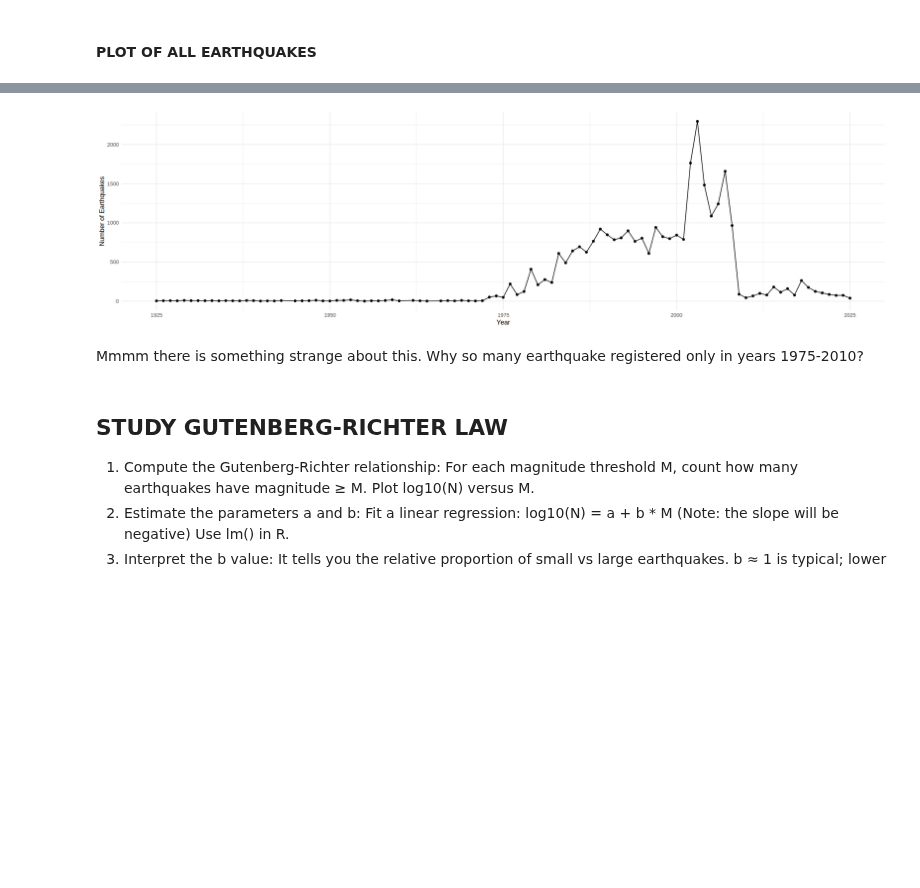
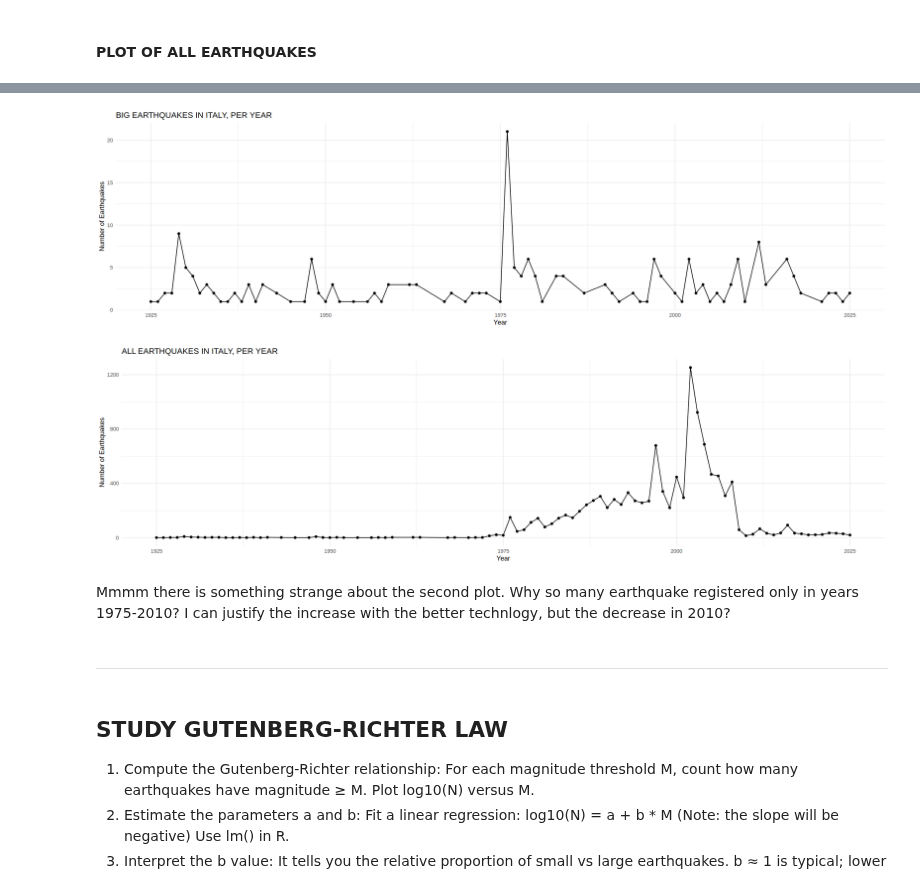
Before and after one commit to seccobenedetto/Earthquakes_Analysis_Italy, a Jupyter notebook: initial.ipynb, the cells around one changed output, grey strips where cells are left out. Saved outputs shown, nothing was run; the diff lists cells and outputs as text; code cells hidden in the pictures; blank space fills up the shorter version.

```diff
--- a/initial.ipynb
+++ b/initial.ipynb
@@ -96,8 +96,8 @@ df1 = read.table("./data/earthquakes_years_2000_2025.csv", header=TRUE, sep=',')
 df2 = read.table("./data/earthquakes_years_1925_2000.csv", header=TRUE, sep=',')
 cat("The 1st database has ", nrow(df1), " rows", "\n")
 cat("The 2nd database has ", nrow(df2), " rows", "\n")
-df = rbind(df1, df2)
-cat("The final database has ", nrow(df), " rows", "\n")
+df_raw = rbind(df1, df2)
+cat("The final database has ", nrow(df_raw), " rows", "\n")
 # %% [output]
 The 1st database has  13988  rows
 The 2nd database has  14850  rows
@@ -128,2 +105,5 @@ Convert the time column to Date format:
 # %%
-df$time <- as.POSIXct(df$time, format = "%Y-%m-%dT%H:%M:%OSZ", tz = "UTC")
+# Convert the time column to Date format:
+df_raw$time <- as.POSIXct(df_raw$time, format = "%Y-%m-%dT%H:%M:%OSZ", tz = "UTC")
+# let's add the year column:
+df_raw$year <- format(df_raw$time, "%Y")
@@ -156,2 +157,3 @@ Let's keep only useful columns:
 # %%
-df_cleaned <- df[, c('time', 'latitude', 'longitude', 'depth', 'mag', 'magType', 'id','place','status') ]
+df <- df_raw[, c('time', 'latitude', 'longitude', 'depth', 'mag', 'magType', 'id','place','status', 'year') ]
+nrow(df)
@@ -172,0 +180,8 @@ Number of NA values in column  9 :  0
+# %%
+# Filter (boolean mask) to select only those with magnitude >= 5:
+filt_big_magnitude <- (df$mag >=5)
+sum(filt_big_magnitude)  # count TRUE values
+
+# Filter (boolean mask) to select only those from Italian territory:
+filt_italy <- (grepl("Italy", df$place, ignore.case = TRUE ) )
+sum(filt_italy)          # count TRUE values
@@ -212,19 +236,36 @@ df_cleaned$year <- format(df$time, "%Y")
 # %%
 # let's count the number of earthquakes per year:
-yearly_counts <- df_cleaned %>%
+options(repr.plot.width=18, repr.plot.height=5)
+
+
+# PLOT FOR ITALY AND BIG EARTHQUAKES:
+yearly_counts <- df[ filt_big_magnitude & filt_italy ,] %>%
   group_by(year) %>%
   summarise( n = n() )
 
-options(repr.plot.width=18, repr.plot.height=5)
 ggplot(yearly_counts, aes(x = as.numeric(year), y = n)) +
   geom_line() +
   geom_point() +
-  labs(x = "Year", y = "Number of Earthquakes") +
+  labs(x = "Year", y = "Number of Earthquakes", title='BIG EARTHQUAKES IN ITALY, PER YEAR') +
   theme_minimal()
+
+# PLOT FOR ITALY:
+yearly_counts <- df[ filt_italy ,] %>%
+  group_by(year) %>%
+  summarise( n = n() )
+
+ggplot(yearly_counts, aes(x = as.numeric(year), y = n)) +
+  geom_line() +
+  geom_point() +
+  labs(x = "Year", y = "Number of Earthquakes", title='ALL EARTHQUAKES IN ITALY, PER YEAR') +
+  theme_minimal()
 # %% [output]
-[figure, old version]
+[figure, new version]
+[figure, added]
 # %% [markdown]
-Mmmm there is something strange about this. Why so many earthquake registered only in years 1975-2010?
+Mmmm there is something strange about the second plot. Why so many earthquake registered only in years 1975-2010? I can justify the increase with the better technlogy, but the decrease in 2010?
+# %% [markdown]
+---
 # %% [markdown]
 ## STUDY GUTENBERG-RICHTER LAW
 1) Compute the Gutenberg-Richter relationship: For each magnitude threshold M, count how many earthquakes have magnitude ≥ M. Plot log10(N) versus M.
```
Also changed, not shown: parts of 17 cells of this notebook.
